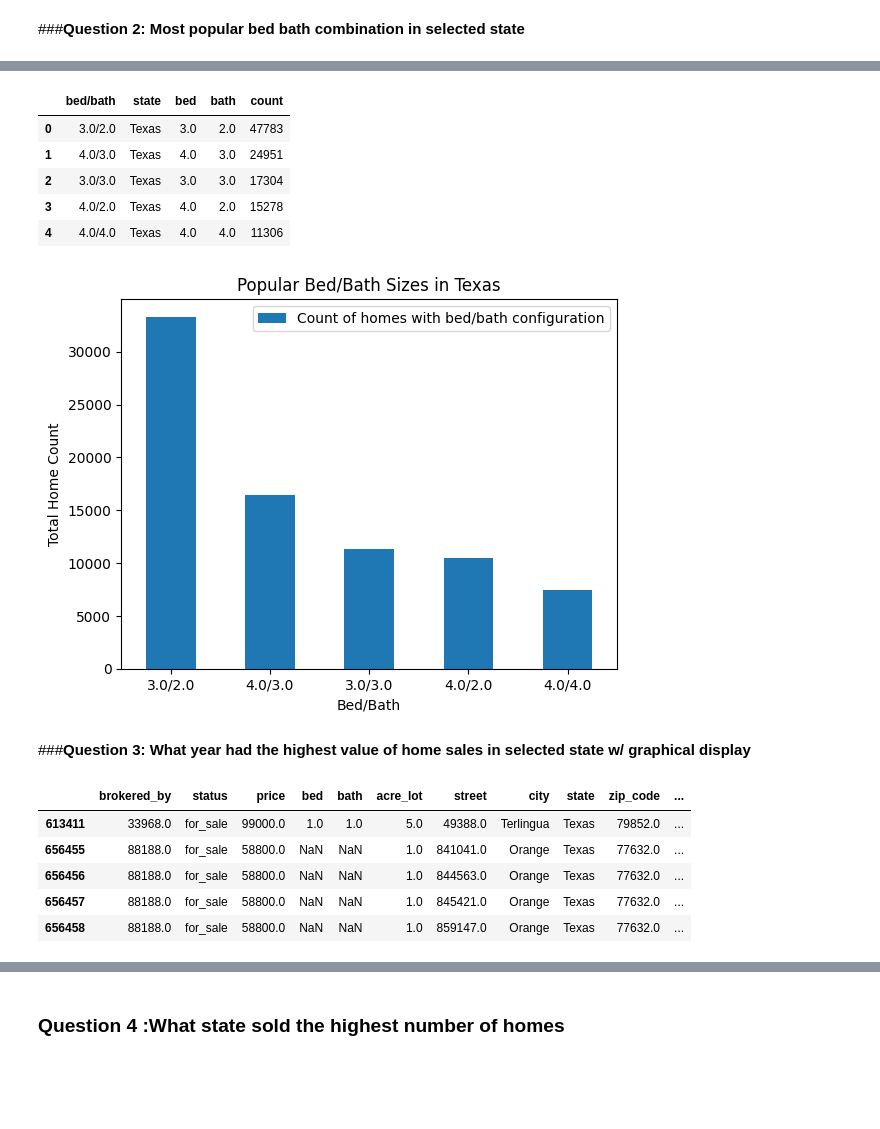
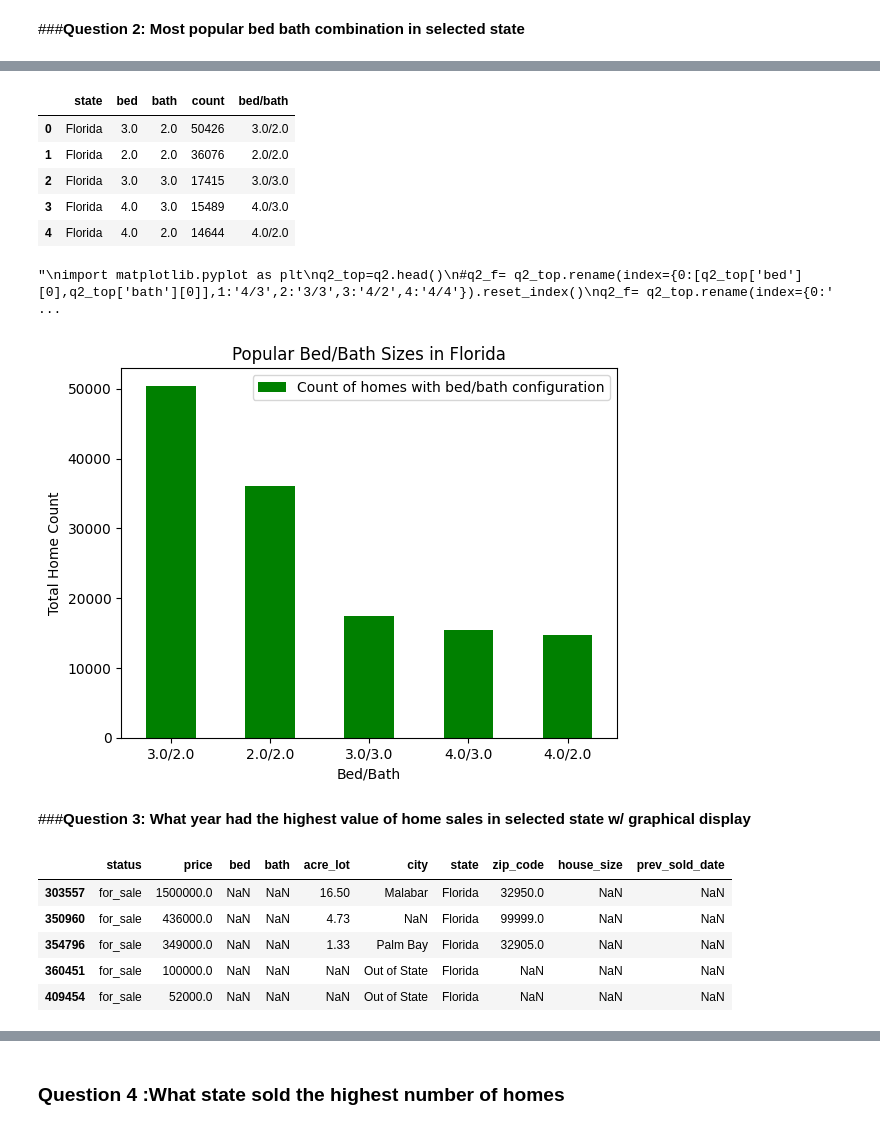
Before and after one commit to RellyRell/US-Real-Estate-Data, a Jupyter notebook: RealEstateDatabaseColab.ipynb, the cells around one changed output, grey strips where cells are left out. Drawn from its saved outputs; the diff is of its cells as text; code cells hidden in the pictures; blank space fills up the shorter version.

Commit message:
Created using Colab. close to final

```diff
--- a/RealEstateDatabaseColab.ipynb
+++ b/RealEstateDatabaseColab.ipynb
@@ -349,8 +390,8 @@ True
 ###**Question 2: Most popular bed bath combination in selected state**
 # %%
 #dropping all null values for bed and bath
-q2_filter=df_filter.copy()
-print(q2_filter.isnull().sum())
-q2_filter.dropna(subset=['bed','bath'],inplace=True)
-print(q2_filter.isnull().sum())
+q2_f=df_f2.copy()
+print(q2_f.isnull().sum())
+q2_f.dropna(subset=['bed','bath'],inplace=True)
+print(q2_f.isnull().sum())
 # %% [output]
@@ -373,6 +414,6 @@ prev_sold_date    47266
 dtype: int64
 # %%
-q2 = q2_filter.groupby('state')[['bed','bath']].value_counts().reset_index()
+q2 = q2_f.groupby('state')[['bed','bath']].value_counts().reset_index().head()
 q2
 # %% [output]
 |  | state | bed | bath | count |
@@ -396,0 +425,12 @@ print(x)
+# %%
+#Adding the values for bed and bath to a new column for graphing
+#Created a blank list to capture the values for bed and bath that will be used in the for loop
+#.itertuples(): Faster, access by attribute
+#.iterrows(): Slower, retains index access
+bed_bath=[]
+for index, row in q2.iterrows(): #iterrows pulls the index and value from a row in a df
+  bed_bath.append("{}/{}".format(row['bed'],row['bath']))
+#print(bed_bath) #Confirm correct values are captured in list
+
+q2['bed/bath'] = pd.DataFrame(bed_bath)
+q2
@@ -397,38 +444,50 @@ print(x)
+# %%
+#Same as above with a faster function
+bed_bath= []
+for row in q2.itertuples():
+  bed_bath.append(f"{row.bed}/{row.bath}")
+
+q2['bed/bath'] = pd.DataFrame(bed_bath)
+q2
+# %% [output]
+|  | state | bed | bath | count | bed/bath |
+| 0 | Florida | 3.0 | 2.0 | 50426 | 3.0/2.0 |
+| 1 | Florida | 2.0 | 2.0 | 36076 | 2.0/2.0 |
+| 2 | Florida | 3.0 | 3.0 | 17415 | 3.0/3.0 |
+| 3 | Florida | 4.0 | 3.0 | 15489 | 4.0/3.0 |
+| 4 | Florida | 4.0 | 2.0 | 14644 | 4.0/2.0 |
 # %%
+#Long way of performing above code. Inital method tested, but wanted to simply using loops
 ''' in order to capture the correct bed bath of the top 5 i indexed the corresponding column and rows
 .join combines two strs together and map changes the int (from the indexing) to a str
+'''
 '''
 import matplotlib.pyplot as plt
 q2_top=q2.head()
 #q2_f= q2_top.rename(index={0:[q2_top['bed'][0],q2_top['bath'][0]],1:'4/3',2:'3/3',3:'4/2',4:'4/4'}).reset_index()
 q2_f= q2_top.rename(index={0:'/'.join(map(str,[q2_top['bed'][0],q2_top['bath'][0]])),1:'/'.join(map(str,[q2_top['bed'][1],q2_top['bath'][1]])),2:'/'.join(map(str,[q2_top['bed'][2],q2_top['bath'][2]])),3:'/'.join(map(str,[q2_top['bed'][3],q2_top['bath'][3]])),4:'/'.join(map(str,[q2_top['bed'][4],q2_top['bath'][4]]))}).reset_index()
 q2_f.columns.values[0]='bed/bath'
-q2_f
+q2_f'''
 # %% [output]
-|  | bed/bath | state | bed | bath | count |
-| 0 | 3.0/2.0 | Texas | 3.0 | 2.0 | 47783 |
-| 1 | 4.0/3.0 | Texas | 4.0 | 3.0 | 24951 |
-| 2 | 3.0/3.0 | Texas | 3.0 | 3.0 | 17304 |
-| 3 | 4.0/2.0 | Texas | 4.0 | 2.0 | 15278 |
-| 4 | 4.0/4.0 | Texas | 4.0 | 4.0 | 11306 |
+"\nimport matplotlib.pyplot as plt\nq2_top=q2.head()\n#q2_f= q2_top.rename(index={0:[q2_top['bed'][0],q2_top['bath'][0]],1:'4/3',2:'3/3',3:'4/2',4:'4/4'}).reset_index()\nq2_f= q2_top.rename(index={0:' ...
 # %%
-q2_f.plot(kind='bar',x='bed/bath',y='count', title='Popular Bed/Bath Sizes in '+ state_select)
+q2.plot(kind='bar',x='bed/bath',y='count', title='Popular Bed/Bath Sizes in '+ state_select, color = 'green')
 plt.xlabel('Bed/Bath')
 plt.ylabel('Total Home Count')
 plt.legend(['Count of homes with bed/bath configuration'])
 plt.xticks(rotation=0) # ticks were rotated by deafult, required zeroing out
 plt.show()
 # %% [output]
-[figure, old version]
+[figure, new version]
 # %% [markdown]
 ###**Question 3: What year had the highest value of home sales in selected state w/ graphical display**
 # %%
-df_filter.head()
+df_f2.head()
 # %% [output]
-|  | brokered_by | status | price | bed | bath | acre_lot | street | city | state | zip_code | ... |
-| 613411 | 33968.0 | for_sale | 99000.0 | 1.0 | 1.0 | 5.0 | 49388.0 | Terlingua | Texas | 79852.0 | ... |
-| 656455 | 88188.0 | for_sale | 58800.0 | NaN | NaN | 1.0 | 841041.0 | Orange | Texas | 77632.0 | ... |
-| 656456 | 88188.0 | for_sale | 58800.0 | NaN | NaN | 1.0 | 844563.0 | Orange | Texas | 77632.0 | ... |
-| 656457 | 88188.0 | for_sale | 58800.0 | NaN | NaN | 1.0 | 845421.0 | Orange | Texas | 77632.0 | ... |
-| 656458 | 88188.0 | for_sale | 58800.0 | NaN | NaN | 1.0 | 859147.0 | Orange | Texas | 77632.0 | ... |
+|  | status | price | bed | bath | acre_lot | city | state | zip_code | house_size | prev_sold_date |
+| 303557 | for_sale | 1500000.0 | NaN | NaN | 16.50 | Malabar | Florida | 32950.0 | NaN | NaN |
+| 350960 | for_sale | 436000.0 | NaN | NaN | 4.73 | NaN | Florida | 99999.0 | NaN | NaN |
+| 354796 | for_sale | 349000.0 | NaN | NaN | 1.33 | Palm Bay | Florida | 32905.0 | NaN | NaN |
+| 360451 | for_sale | 100000.0 | NaN | NaN | NaN | Out of State | Florida | NaN | NaN | NaN |
+| 409454 | for_sale | 52000.0 | NaN | NaN | NaN | Out of State | Florida | NaN | NaN | NaN |
 # %%
```
Also changed, not shown: parts of 71 cells of this notebook.
